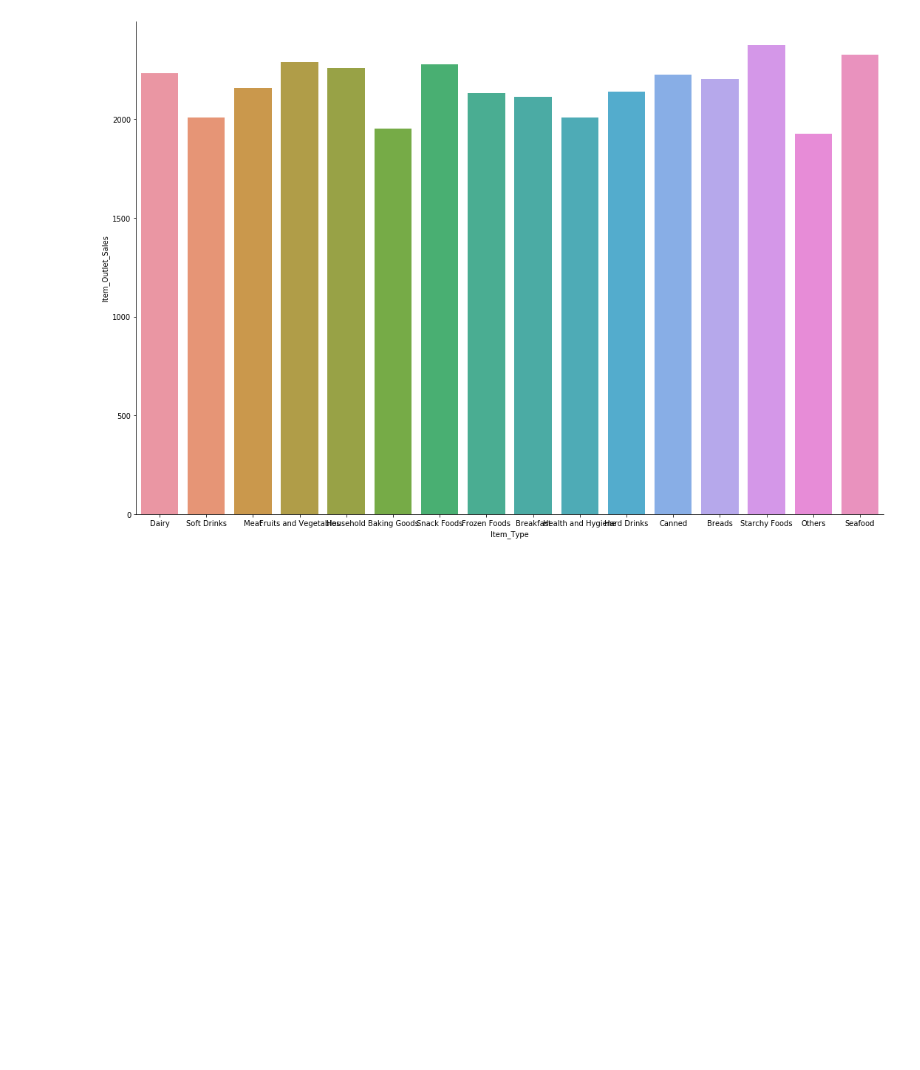
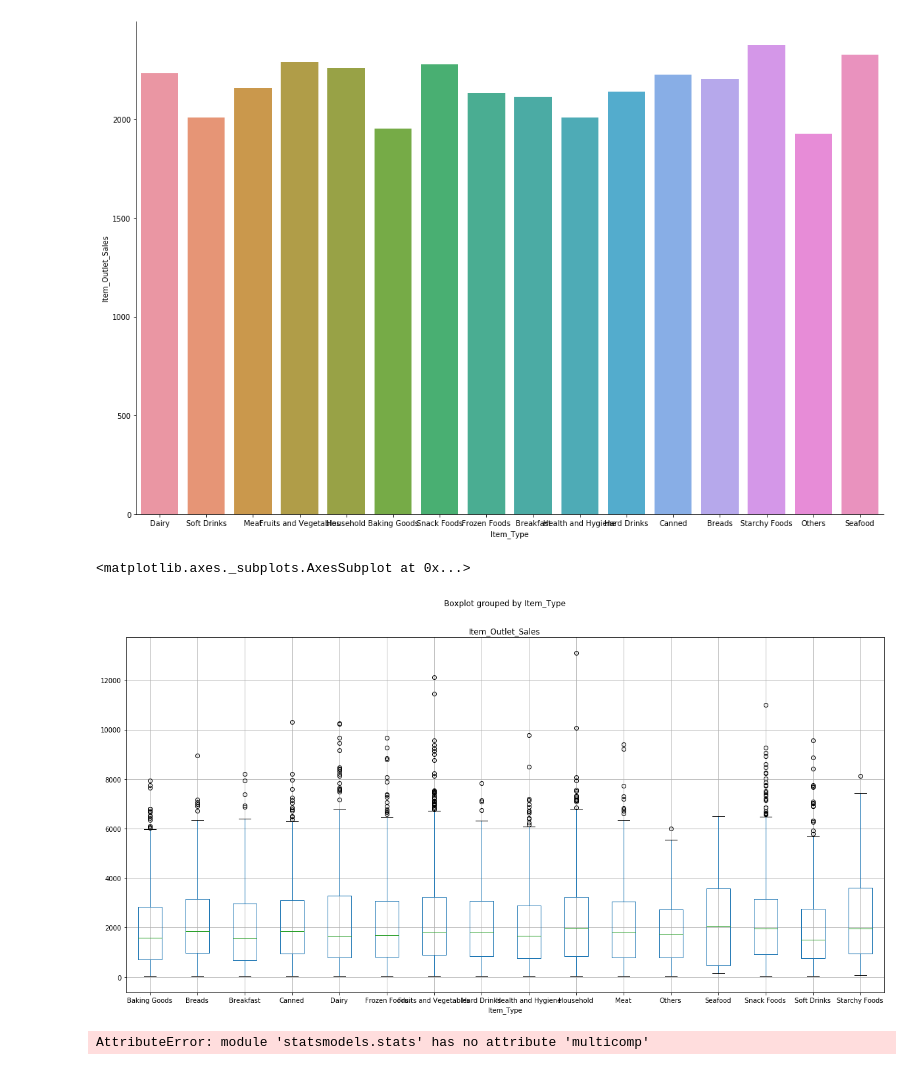
Before and after one commit to mgurunule/Big_Sale_Prediction, a Jupyter notebook: Day1.ipynb, the cells around one changed output. Drawn from its saved outputs; the diff is of its cells as text; code cells hidden in the pictures; blank space fills up the shorter version.

Commit message:
TUKEY's

```diff
--- a/Day1.ipynb
+++ b/Day1.ipynb
@@ -392,3 +393,9 @@ sns.catplot(data=data,x='Item_Type' , y ='Item_Outlet_Sales',kind='bar',ci=None,
 # %% [output]
 <seaborn.axisgrid.FacetGrid at 0x...>
 [figure]
+# %%
+# METHOD - 2
+data.boxplot('Item_Outlet_Sales',by='Item_Type',figsize=(20,10))
+# %% [output]
+<matplotlib.axes._subplots.AxesSubplot at 0x...>
+[figure, added]
@@ -394,0 +404,6 @@ sns.catplot(data=data,x='Item_Type' , y ='Item_Outlet_Sales',kind='bar',ci=None,
+# %%
+mc = statsmodels.stats.multicomp.MultiComparison(data['Item_Outlet_Sales'],data['Item_Type'])
+mc_results = mc.tukeyhsd()
+print(mc_results)
+# %% [output]
+AttributeError: module 'statsmodels.stats' has no attribute 'multicomp'
```
Also changed, not shown: parts of 3 cells of this notebook.
